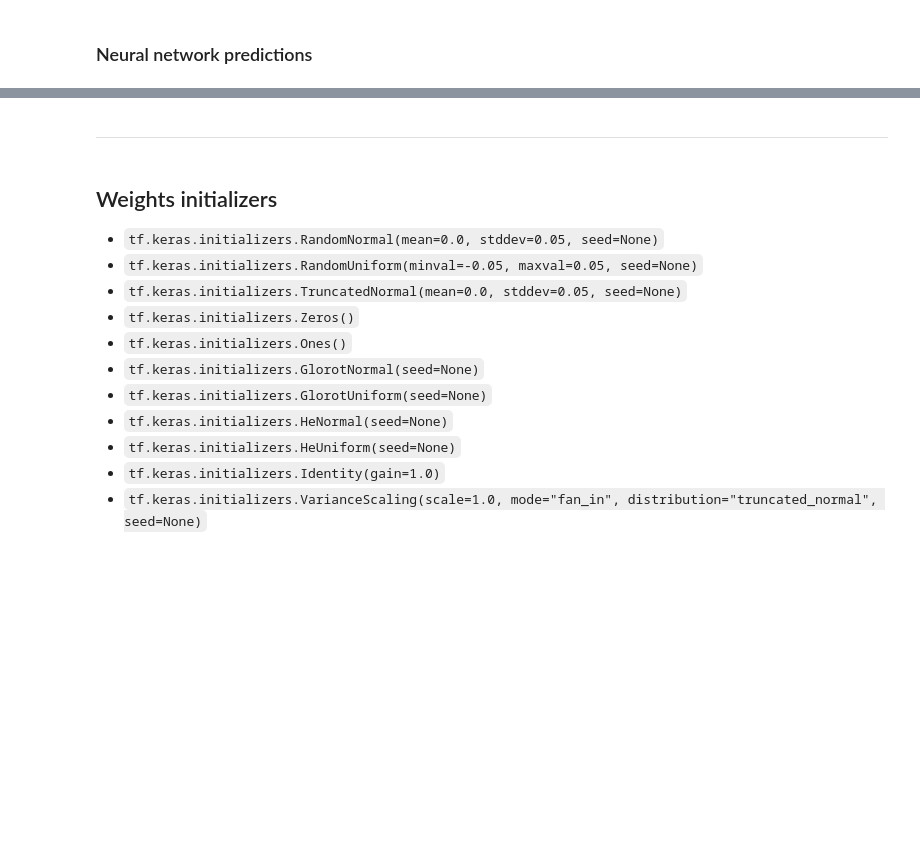
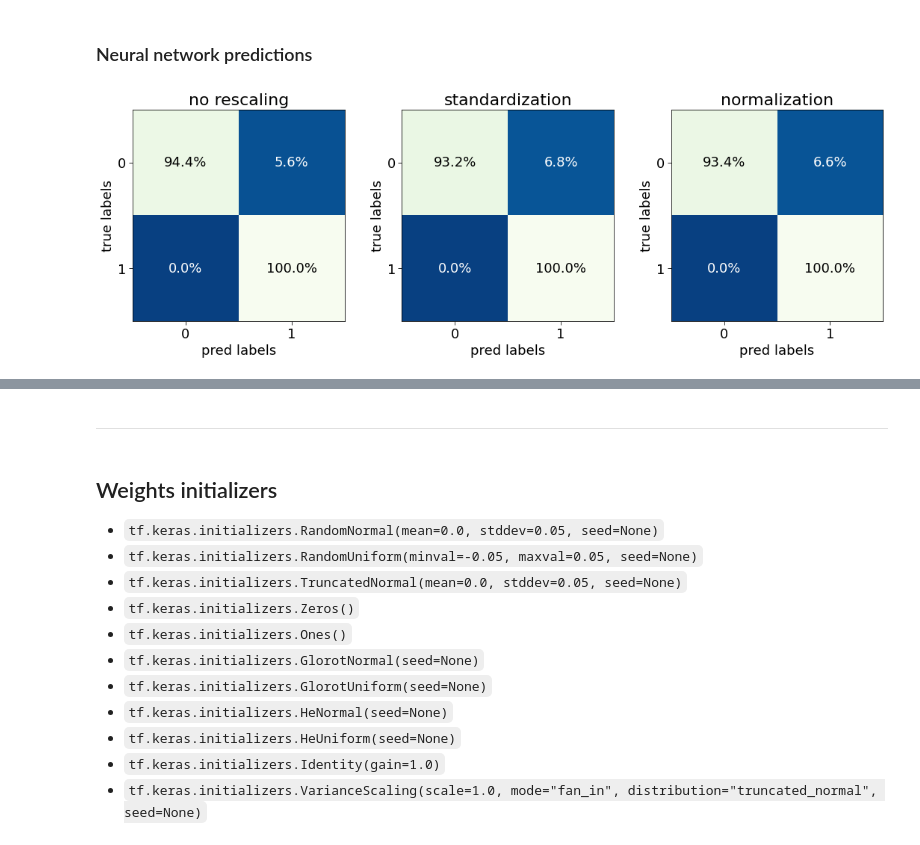
Before and after one commit to niklai99/LCP-modB, a Jupyter notebook: 02-DNN/02-DNN-3.ipynb, the cells around one changed output, grey strips where cells are left out. Drawn from its saved outputs; the diff is of its cells as text; code cells hidden in the pictures; blank space fills up the shorter version.

```diff
--- a/02-DNN/02-DNN-3.ipynb
+++ b/02-DNN/02-DNN-3.ipynb
@@ -375,3 +381,30 @@ for i in range(len(dataset)):
+# %%
+labels = [0, 1]
+fontsize=18
+
+fig = plt.figure(figsize=(15,5), constrained_layout=True)
+
+for i, cm in enumerate(confusion_matrices):
+
+    ax = fig.add_subplot(131+i)
+
+    total_0, total_1 =  np.sum(cm, axis=1)
+
+    cm_norm_0 = cm[0]/total_0
+    cm_norm_1 = cm[1]/total_1
+
+    cm_norm = np.vstack((cm_norm_0, cm_norm_1))
+
+    plot_utils.plot_confusion_matrix(
+        cm = cm_norm,
+        ax = ax,
+        title = titles[i]
+    )
+
+
+plt.show()
+# %% [output]
+[figure, added]
 # %%
 fig = plt.figure(figsize=(15,5))
 fig.suptitle("Neural network predictions", fontsize=24)
```
Also changed, not shown: parts of 10 cells of this notebook, 1 other file.
